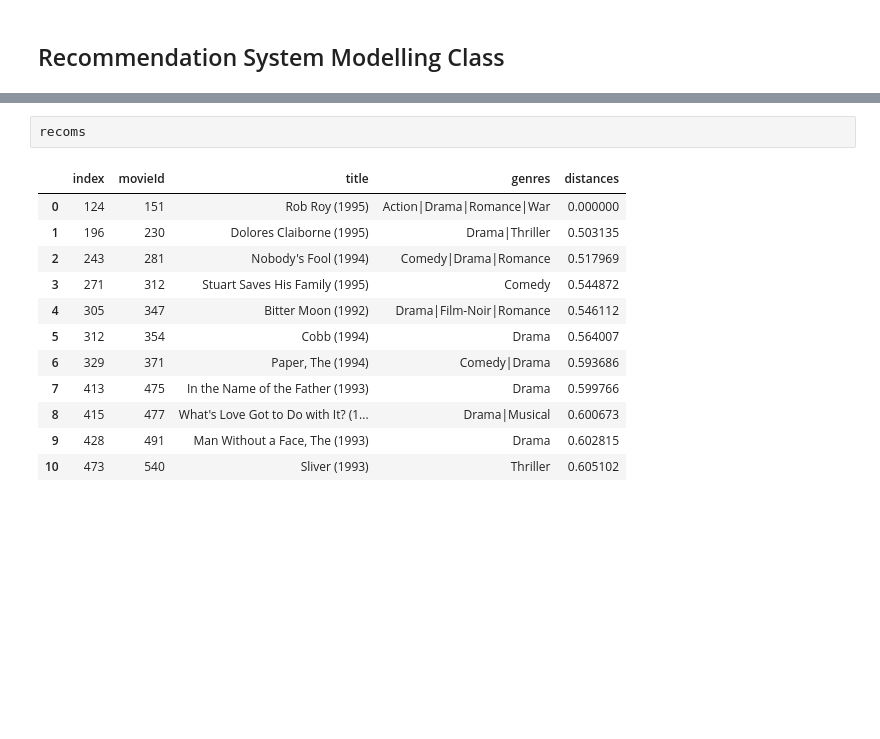
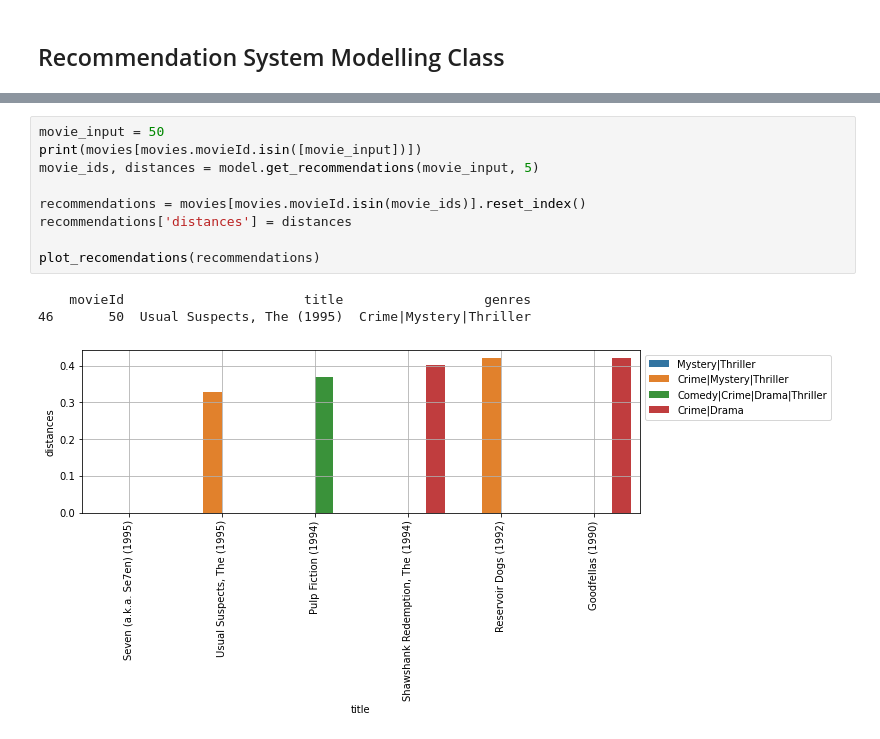
Before and after one commit to NishantBaheti/Recommendation-Systems, a Jupyter notebook: Basic.ipynb, the cells around one changed output, grey strips where cells are left out. Drawn from its saved outputs; the diff is of its cells as text; blank space fills up the shorter version.

```diff
--- a/Basic.ipynb
+++ b/Basic.ipynb
@@ -239,15 +239,13 @@ recoms.plot(x='title',y='distances',kind='barh')
-# %%
-recoms
-# %% [output]
-|  | index | movieId | title | genres | distances |
-| 0 | 124 | 151 | Rob Roy (1995) | Action|Drama|Romance|War | 0.000000 |
-| 1 | 196 | 230 | Dolores Claiborne (1995) | Drama|Thriller | 0.503135 |
-| 2 | 243 | 281 | Nobody's Fool (1994) | Comedy|Drama|Romance | 0.517969 |
-| 3 | 271 | 312 | Stuart Saves His Family (1995) | Comedy | 0.544872 |
-| 4 | 305 | 347 | Bitter Moon (1992) | Drama|Film-Noir|Romance | 0.546112 |
-| 5 | 312 | 354 | Cobb (1994) | Drama | 0.564007 |
-| 6 | 329 | 371 | Paper, The (1994) | Comedy|Drama | 0.593686 |
-| 7 | 413 | 475 | In the Name of the Father (1993) | Drama | 0.599766 |
-| 8 | 415 | 477 | What's Love Got to Do with It? (1... | Drama|Musical | 0.600673 |
-| 9 | 428 | 491 | Man Without a Face, The (1993) | Drama | 0.602815 |
-| 10 | 473 | 540 | Sliver (1993) | Thriller | 0.605102 |
+# %%
+movie_input = 50
+print(movies[movies.movieId.isin([movie_input])])
+movie_ids, distances = model.get_recommendations(movie_input, 5)
+
+recommendations = movies[movies.movieId.isin(movie_ids)].reset_index()
+recommendations['distances'] = distances
+
+plot_recomendations(recommendations)
+# %% [output]
+    movieId                       title                  genres
+46       50  Usual Suspects, The (1995)  Crime|Mystery|Thriller
+[figure, added]
```
Also changed, not shown: parts of 7 cells of this notebook, 2 other files.
